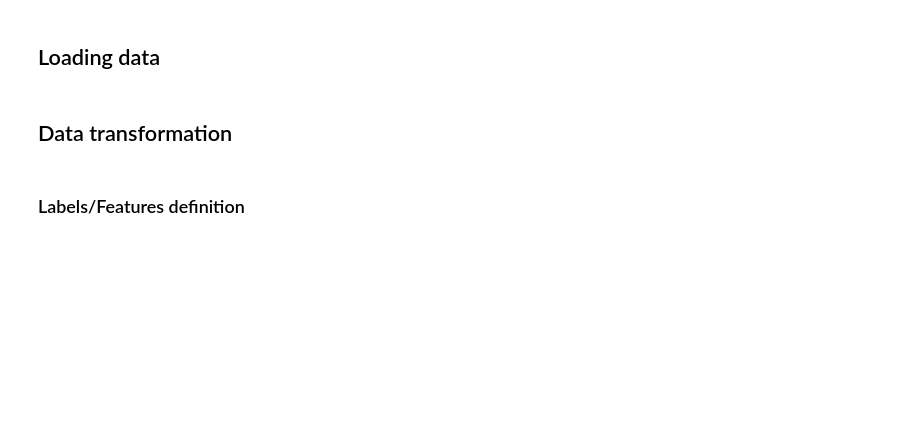
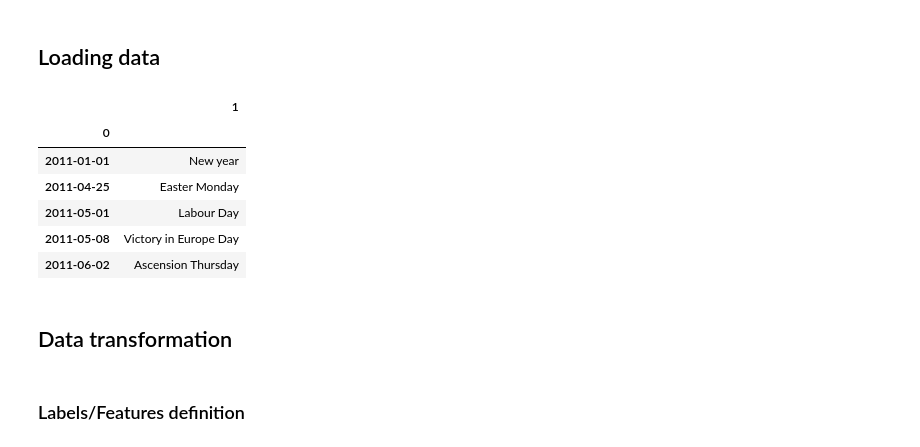
Before and after one commit to GRichard513/AxaChallenge, a Jupyter notebook: Projet_Axa_Antoine.ipynb, the cells around one changed output. Cells and saved outputs as stored; diff of their text form; code cells hidden in the pictures; blank space fills up the shorter version.

```diff
--- a/Projet_Axa_Antoine.ipynb
+++ b/Projet_Axa_Antoine.ipynb
@@ -24,4 +24,19 @@ gray_light = '#666666'
 # %% [markdown]
 ## Loading data
+# %%
+holiday_map = pd.DataFrame()
+for year in [2011,2012,2013,2014]:
+    holiday_map_temp = pd.DataFrame(cal.holidays(year))
+    holiday_map_temp = holiday_map_temp.set_index([0])
+    holiday_map = pd.concat([holiday_map, holiday_map_temp], ignore_index=False)
+holiday_map.head()
+# %% [output]
+|  | 1 |
+| 0 |  |
+| 2011-01-01 | New year |
+| 2011-04-25 | Easter Monday |
+| 2011-05-01 | Labour Day |
+| 2011-05-08 | Victory in Europe Day |
+| 2011-06-02 | Ascension Thursday |
 # %%
 # loading the train data
```
Also changed, not shown: parts of 11 cells of this notebook.
